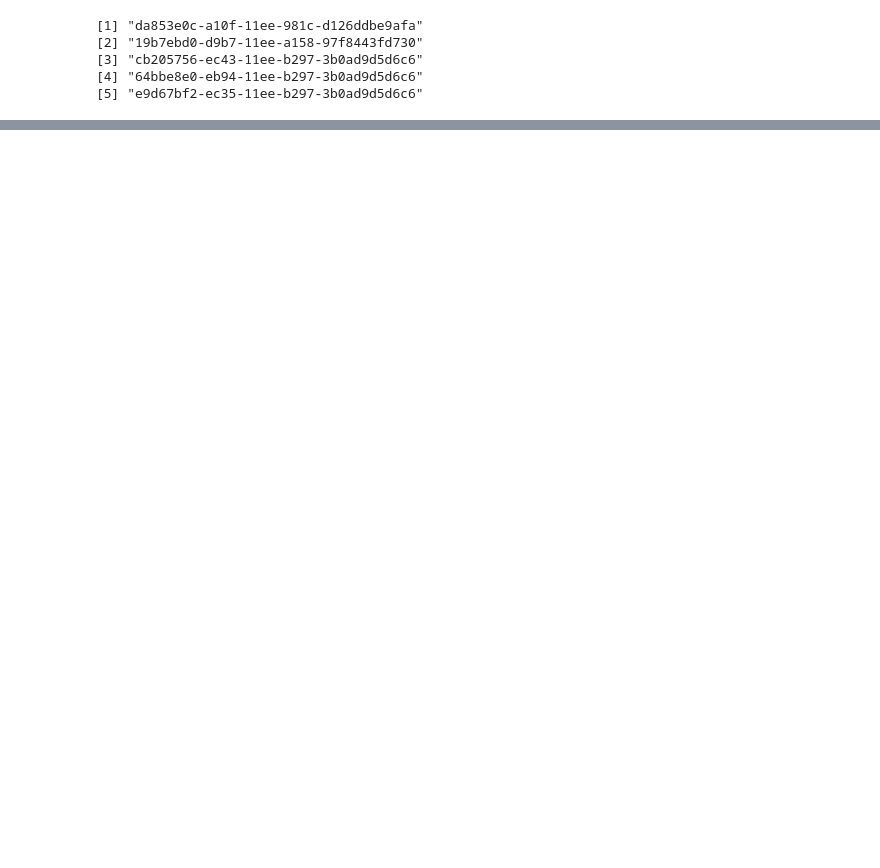
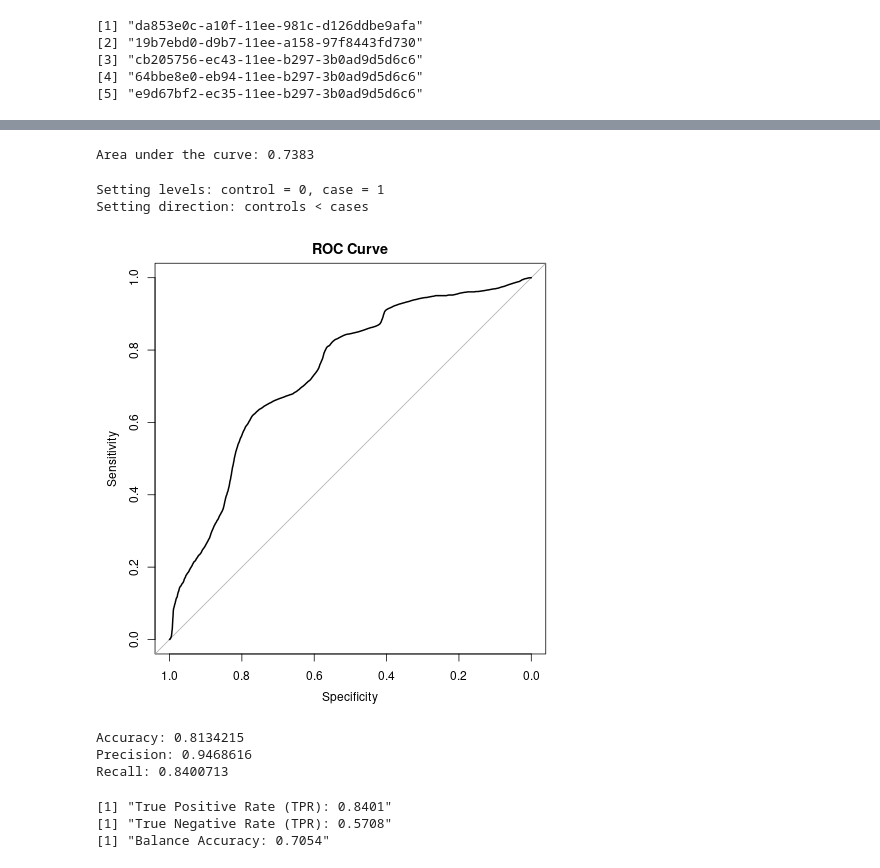
Before and after one commit to NguyetNguyen001/TDMprivate, a Jupyter notebook: MyCode/Selected_Blue_RoutesLGM.ipynb, the cells around one changed output, grey strips where cells are left out. Saved outputs shown, nothing was run; the diff lists cells and outputs as text; code cells hidden in the pictures; blank space fills up the shorter version.

```diff
--- a/MyCode/Selected_Blue_RoutesLGM.ipynb
+++ b/MyCode/Selected_Blue_RoutesLGM.ipynb
@@ -91,7 +91,6 @@ latlongStdDev <- function(df_pose){
 # Am creating a list of GMIDs for processing
 blue_route_gmIDs  <- c(
     '7228e03a-ebf0-11ee-b297-3b0ad9d5d6c6',
-'8c57e8ac-dbec-11ee-a158-97f8443fd730',
 '17876fec-ea66-11ee-b297-3b0ad9d5d6c6',
 'd1d090d4-ea7c-11ee-b297-3b0ad9d5d6c6',
 'ed7f2038-ea1e-11ee-b297-3b0ad9d5d6c6',
@@ -123,7 +122,6 @@ blue_route_gmIDs  <- c(
 '64875cc0-d054-11ee-9435-f7e542e2436c',
 'df8e3742-ec54-11ee-b297-3b0ad9d5d6c6',
 '3a2a78cc-db21-11ee-a158-97f8443fd730',
-'21a9830-ece6-11ee-b297-3b0ad9d5d6c6',
 '2bc6ebb8-a529-11ee-88ec-eb6a8d5269b4',
 '4d0254fc-ec73-11ee-b297-3b0ad9d5d6c6',
 'dc39aa14-db32-11ee-a158-97f8443fd730',
@@ -224,7 +201,7 @@ for (id in blue_route_gmIDs) {
     temp_pose["latlongStdDev"] <- r
 
     results <- merge_chassis_pose(temp_chassis, temp_pose)
-    result_full <- full_join(results$df_chassis, results$df_pose, by = "matched")
+    result_full <- merge(results$df_chassis, results$df_pose, by = "matched")
 
     # Add binary driving mode
     result_full$binaryDrivingMode <- binary_driving_mode(result_full)
@@ -264,8 +238,8 @@ R error message: 'Error in `$<-`(`*tmp*`, "matched", value = c(16935020340418457
 library(dplyr)
 
 # Split GMIDs into Training and Testing Sets
-training_gmIDs <- blue_route_gmIDs[1:77]  # First 77 GMIDs (80%)
-testing_gmIDs <- blue_route_gmIDs[78:82] # Last 5 GMIDs
+training_gmIDs <- blue_route_gmIDs[1:75]  # First 77 GMIDs (80%)
+testing_gmIDs <- blue_route_gmIDs[76:80] # Last 5 GMIDs
 
 # Filter df_merged for training and testing data based on GMIDs
 train_data <- df_merged %>% filter(groupMetadataID.x %in% training_gmIDs)
@@ -383,0 +361,57 @@ ggplot(cm_table, aes(x = Predicted, y = Actual, fill = Frequency)) +
+# %%
+%%R
+
+library(pROC)
+roc_obj <- roc(test_data$binaryDrivingMode, predictions)
+plot(roc_obj, main = "ROC Curve")
+auc(roc_obj)
+# %% [output]
+Area under the curve: 0.7383
+Setting levels: control = 0, case = 1
+Setting direction: controls < cases
+[figure, added]
+# %%
+%%R
+
+#Manually calculating the confusion matrix values
+TP <- 175212
+FP <- 9833
+FN <- 33356
+TN <- 13078
+
+# Calculate Metrics
+accuracy <- (TP + TN) / (TP + TN + FP + FN)
+precision <- TP / (TP + FP)
+recall <- TP / (TP + FN)
+#Print Metrics
+cat("Accuracy:", accuracy, "\n")
+cat("Precision:", precision, "\n")
+cat("Recall:", recall, "\n")
+# %% [output]
+Accuracy: 0.8134215
+Precision: 0.9468616
+Recall: 0.8400713
+# %%
+%%R
+
+#Manually calculating the confusion matrix values
+TP <- 175212
+FP <- 9833
+FN <- 33356
+TN <- 13078
+
+# Calculate Metrics
+tpr <- TP / (TP + FN) # Sensitivity
+tnr <- TN / (TN + FP) # Specificity
+
+# Calculate Balance Accuracy
+balanced_accuracy <- (tpr + tnr) / 2
+
+#Print results
+print(paste("True Positive Rate (TPR):", round(tpr, 4)))
+print(paste("True Negative Rate (TPR):", round(tnr, 4)))
+print(paste("Balance Accuracy:", round(balanced_accuracy, 4)))
+# %% [output]
+[1] "True Positive Rate (TPR): 0.8401"
+[1] "True Negative Rate (TPR): 0.5708"
+[1] "Balance Accuracy: 0.7054"
```
Also changed, not shown: parts of 9 cells of this notebook, 5 other files.
